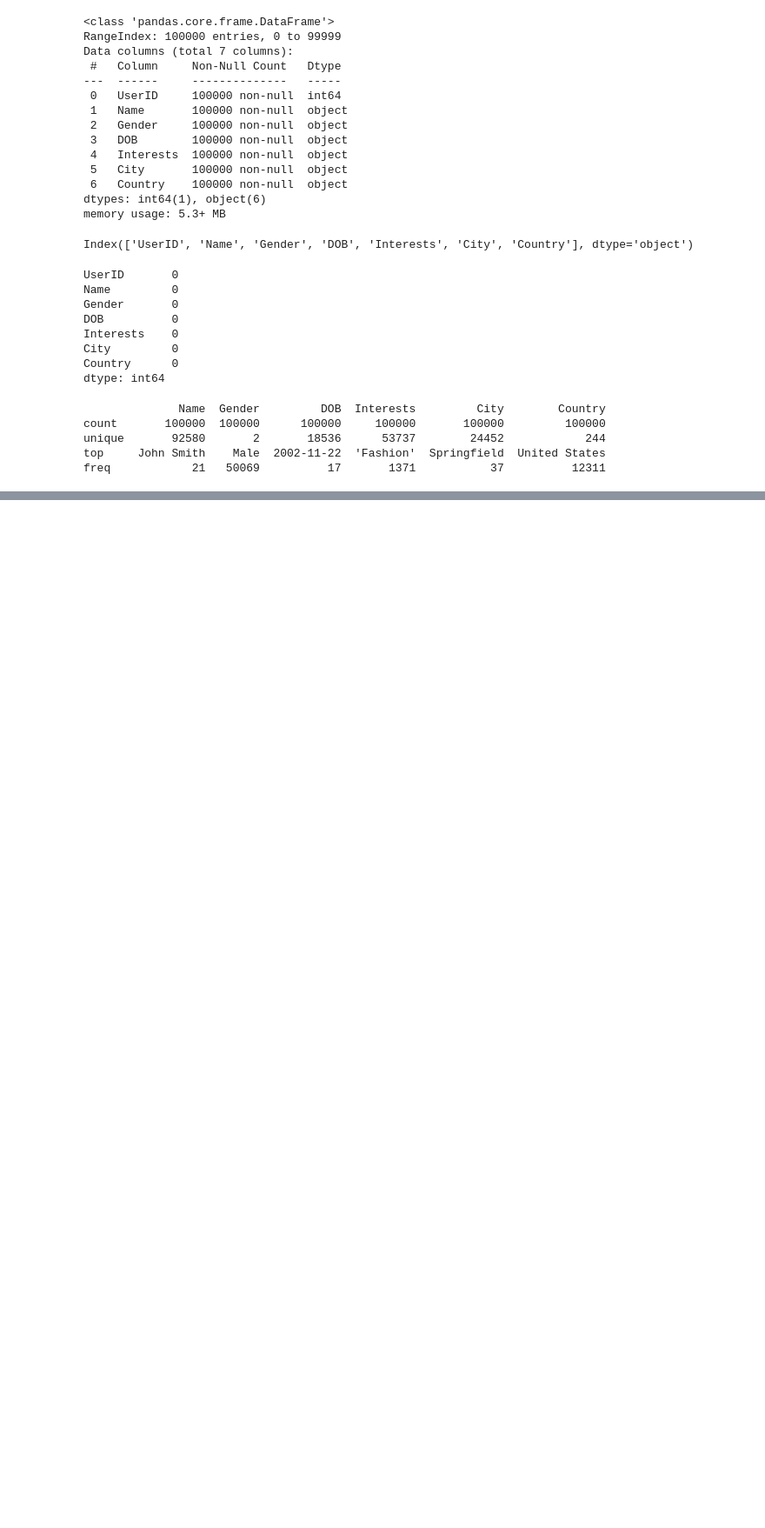
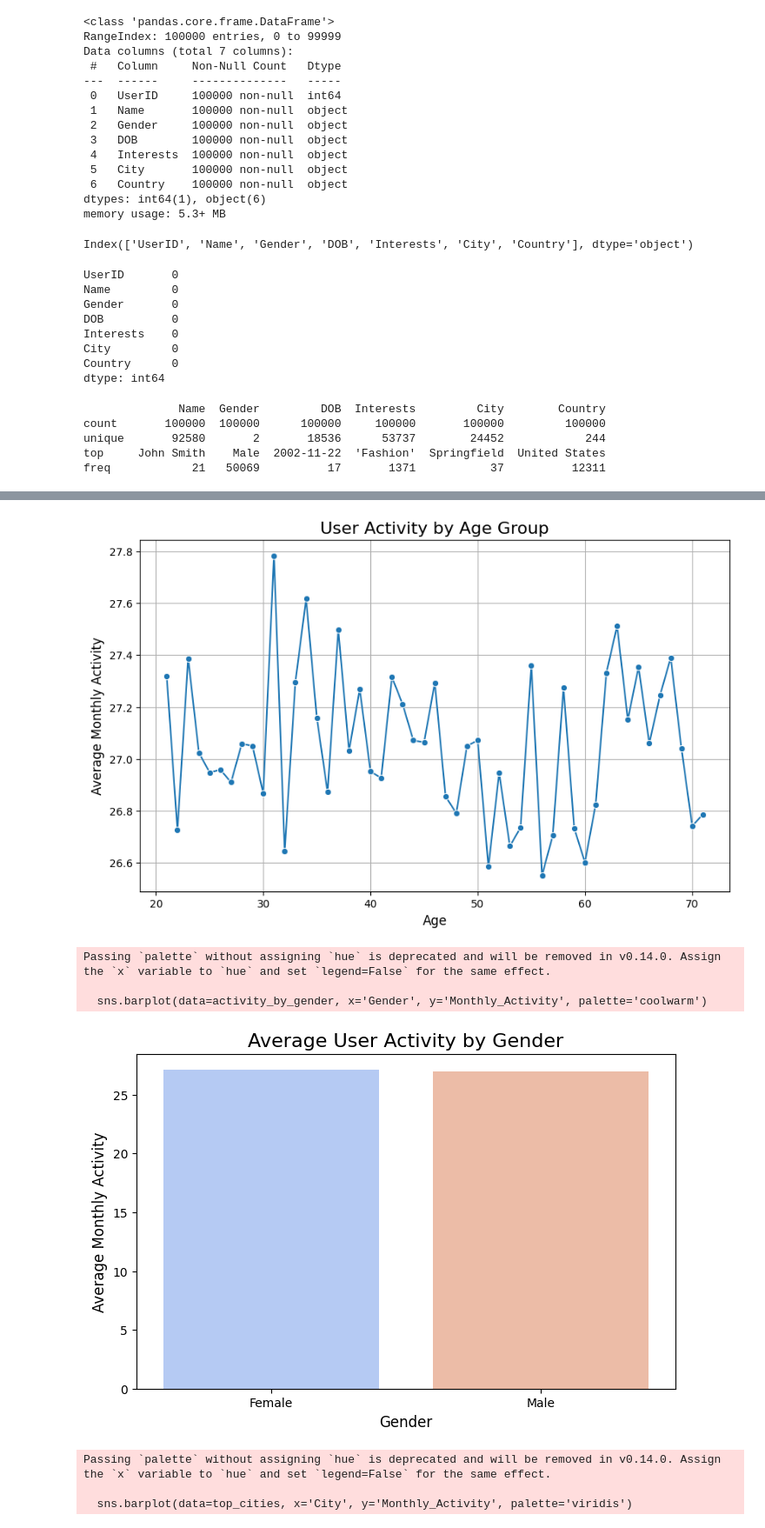
Before and after one commit to Shamiul-693/-User-Behavior-Analysis-for-Optimizing-Engagement-on-Social-Media-Platforms-, a Jupyter notebook: User_Behavior_Analysis_for_Optimizing_Engagement_on_Social_Media_Platforms_.ipynb, the cells around one changed output, grey strips where cells are left out. Shown at 87% size. Cells and saved outputs as stored; diff of their text form; code cells hidden in the pictures; blank space fills up the shorter version.

```diff
--- a/User_Behavior_Analysis_for_Optimizing_Engagement_on_Social_Media_Platforms_.ipynb
+++ b/User_Behavior_Analysis_for_Optimizing_Engagement_on_Social_Media_Platforms_.ipynb
@@ -74,0 +77,51 @@ freq            21   50069          17       1371           37          12311
+# %%
+# Preprocessing: Calculate Age from DOB
+data['DOB'] = pd.to_datetime(data['DOB'], errors='coerce')
+current_year = datetime.now().year
+data['Age'] = current_year - data['DOB'].dt.year
+
+# Sample Data: Simulate User Activity Over Time (For Demo)
+
+np.random.seed(42)
+data['Monthly_Activity'] = np.random.randint(5, 50, size=len(data))  # Simulate activity counts
+
+# Line Chart: Trends in User Activity Over Age
+activity_by_age = data.groupby('Age')['Monthly_Activity'].mean().reset_index()
+
+plt.figure(figsize=(10, 6))
+sns.lineplot(data=activity_by_age, x='Age', y='Monthly_Activity', marker='o')
+plt.title('User Activity by Age Group', fontsize=16)
+plt.xlabel('Age', fontsize=12)
+plt.ylabel('Average Monthly Activity', fontsize=12)
+plt.grid(True)
+plt.show()
+
+# Bar Graph: Average Activity by Gender
+activity_by_gender = data.groupby('Gender')['Monthly_Activity'].mean().reset_index()
+
+plt.figure(figsize=(8, 5))
+sns.barplot(data=activity_by_gender, x='Gender', y='Monthly_Activity', palette='coolwarm')
+plt.title('Average User Activity by Gender', fontsize=16)
+plt.xlabel('Gender', fontsize=12)
+plt.ylabel('Average Monthly Activity', fontsize=12)
+plt.show()
+
+# Bar Graph: Top 5 Cities by User Activity
+top_cities = data.groupby('City')['Monthly_Activity'].sum().sort_values(ascending=False).head(5).reset_index()
+
+plt.figure(figsize=(8, 5))
+sns.barplot(data=top_cities, x='City', y='Monthly_Activity', palette='viridis')
+plt.title('Top 5 Cities by User Activity', fontsize=16)
+plt.xlabel('City', fontsize=12)
+plt.ylabel('Total Monthly Activity', fontsize=12)
+plt.xticks(rotation=45)
+plt.show()
+# %% [output]
+[figure, added]
+Passing `palette` without assigning `hue` is deprecated and will be removed in v0.14.0. Assign the `x` variable to `hue` and set `legend=False` for the same effect.
+
+  sns.barplot(data=activity_by_gender, x='Gender', y='Monthly_Activity', palette='coolwarm')
+[figure, added]
+Passing `palette` without assigning `hue` is deprecated and will be removed in v0.14.0. Assign the `x` variable to `hue` and set `legend=False` for the same effect.
+
+  sns.barplot(data=top_cities, x='City', y='Monthly_Activity', palette='viridis')
```
Also changed, not shown: parts of 2 cells of this notebook.
